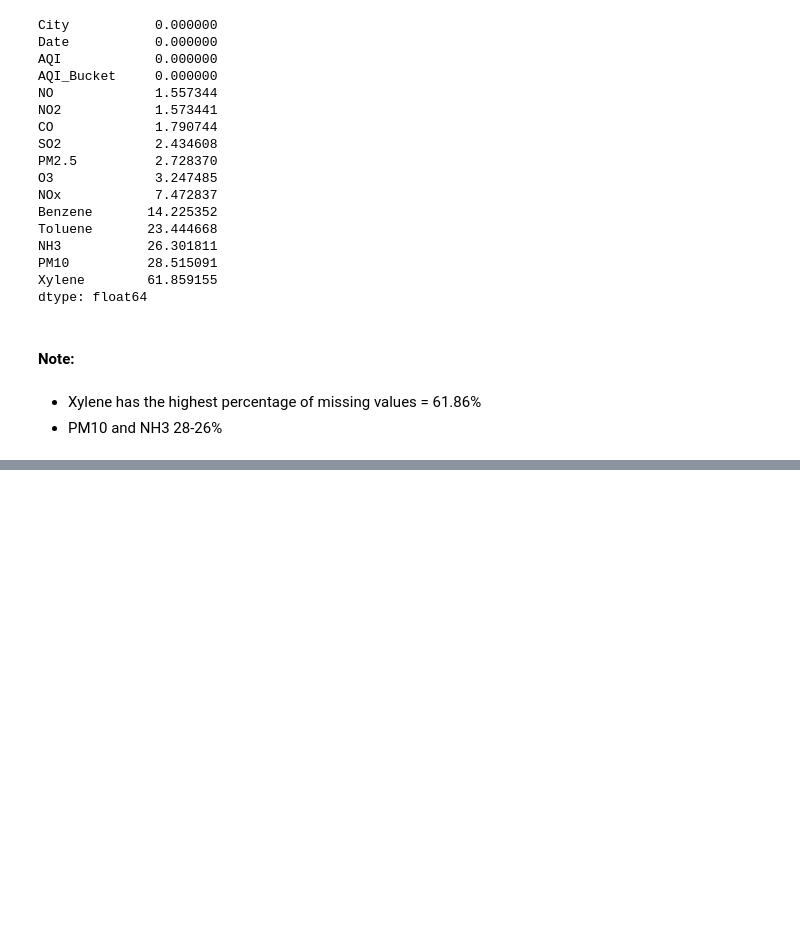
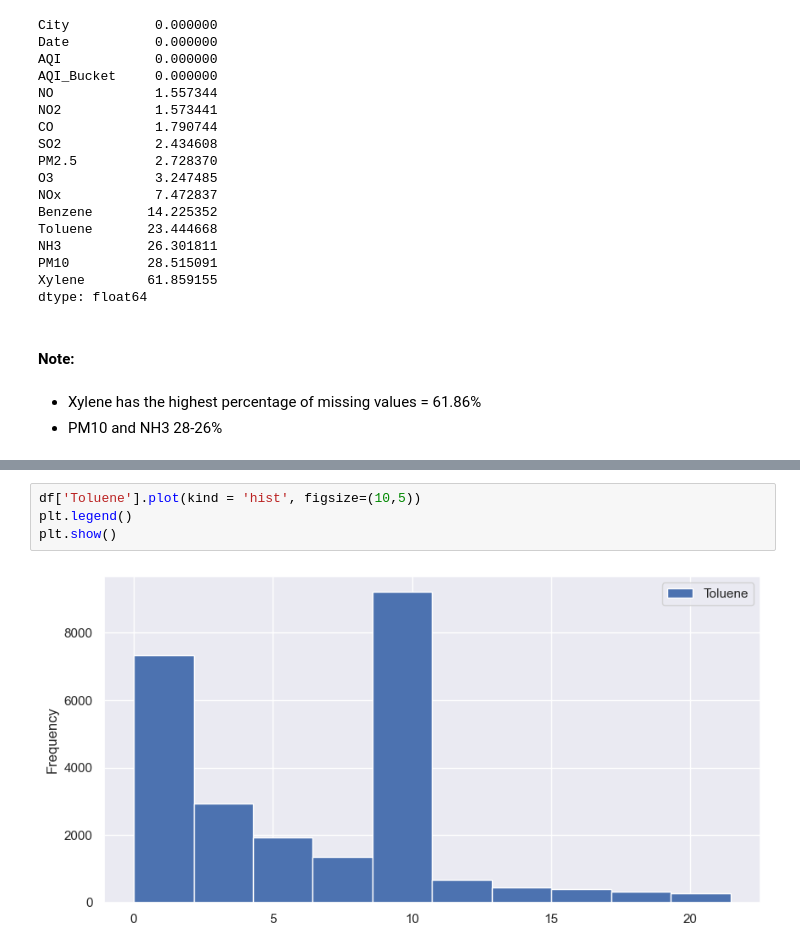
Before and after one commit to itz-ask916/AICTE-AQI-Model-Project-Assignment, a Jupyter notebook: AQI Model.ipynb, the cells around one changed output, grey strips where cells are left out. Cells and saved outputs as stored; diff of their text form; blank space fills up the shorter version.

```diff
--- a/AQI Model.ipynb
+++ b/AQI Model.ipynb
@@ -160,0 +209,6 @@ dtype: float64
+# %%
+df['Toluene'].plot(kind = 'hist', figsize=(10,5))
+plt.legend()
+plt.show()
+# %% [output]
+[figure, added]
```
Also changed, not shown: parts of 38 cells of this notebook.
